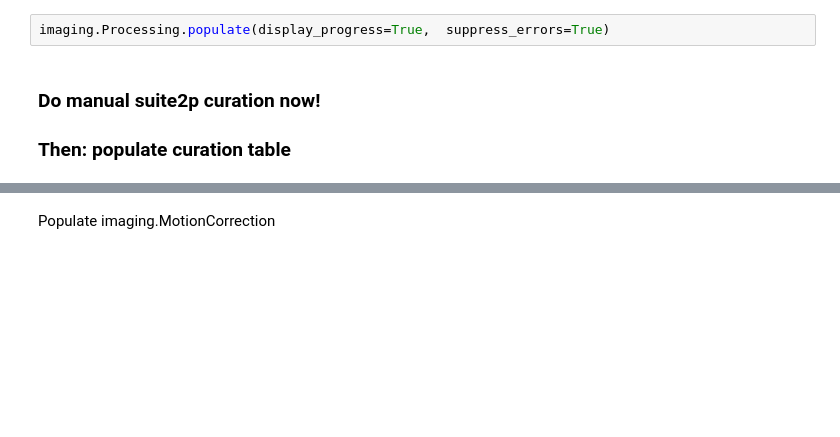
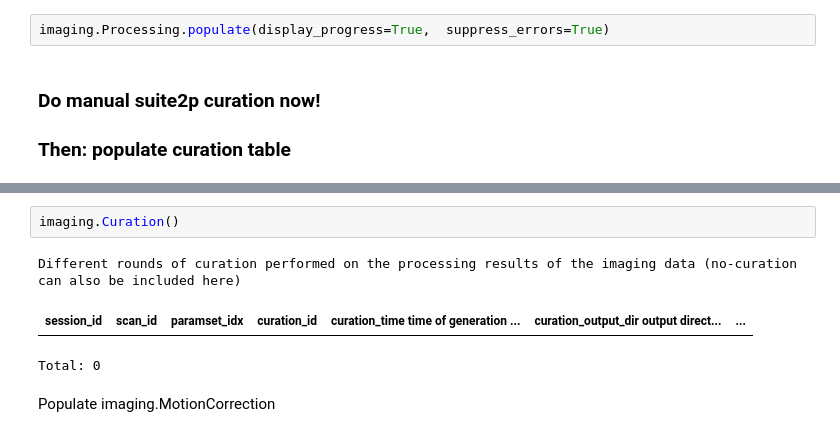
Before and after one commit to Gyepee/adamacs_jisooj, a Jupyter notebook: notebooks/10_troselab_workflow.ipynb, the cells around one changed output, grey strips where cells are left out. Drawn from its saved outputs; the diff is of its cells as text; blank space fills up the shorter version.

```diff
--- a/notebooks/10_troselab_workflow.ipynb
+++ b/notebooks/10_troselab_workflow.ipynb
@@ -606,3 +610,9 @@ imaging.Curation().create1_from_processing_task({'session_id': "sess9FGLE1FN", '
+# %%
+imaging.Curation()
+# %% [output]
+Different rounds of curation performed on the processing results of the imaging data (no-curation can also be included here)
+| session_id | scan_id | paramset_idx | curation_id | curation_time time of generation ... | curation_output_dir output direct... | ... |
+Total: 0
 # %% [markdown]
 Populate imaging.MotionCorrection
 # %%
```
Also changed, not shown: parts of 8 cells of this notebook.
